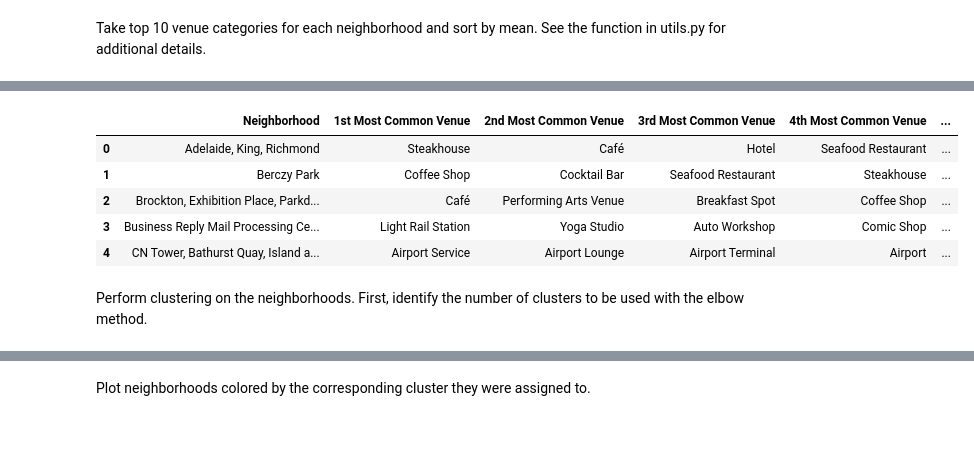
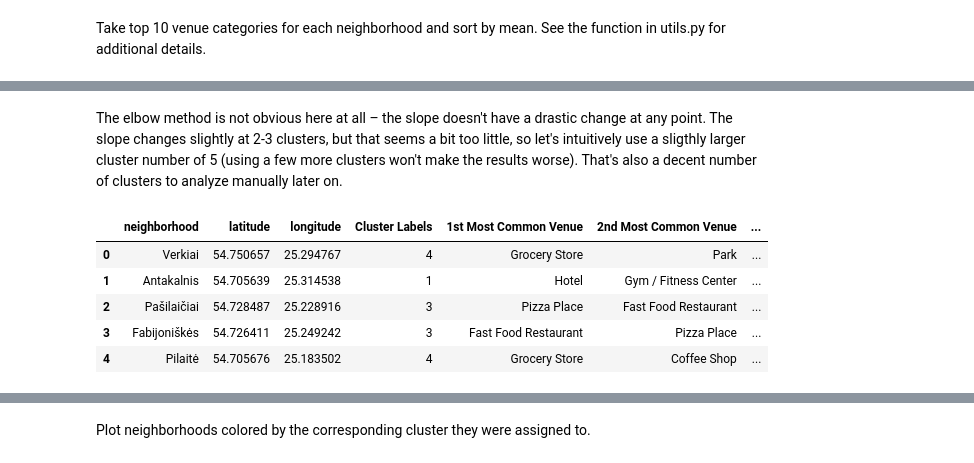
Before and after one commit to mantcep/dspc, a Jupyter notebook: notebooks/dspc-cp.ipynb, the cells around one changed output, grey strips where cells are left out. Cells and saved outputs as stored; diff of their text form; code cells hidden in the pictures; blank space fills up the shorter version.

```diff
--- a/notebooks/dspc-cp.ipynb
+++ b/notebooks/dspc-cp.ipynb
@@ -269,0 +317,2 @@ toronto_venues_sorted = utils.sort_neighborhood_venues(toronto_grouped)
+# %%
+X = vilnius_grouped.sort_values(by='Neighborhood').drop(columns=['Neighborhood'])
@@ -270,11 +336,20 @@ toronto_venues_sorted = utils.sort_neighborhood_venues(toronto_grouped)
+# %% [markdown]
+The elbow method is not obvious here at all – the slope doesn't have a drastic change at any point. The slope changes slightly at 2-3 clusters, but that seems a bit too little, so let's intuitively use a sligthly larger cluster number of 5 (using a few more clusters won't make the results worse). That's also a decent number of clusters to analyze manually later on.
+# %%
+kclusters = 5
+kmeans = KMeans(n_clusters=kclusters, n_init=50, random_state=42)
+kmeans = kmeans.fit(X)
+# %%
+vilnius_venues_sorted.sort_values(by='Neighborhood', inplace=True)
+vilnius_venues_sorted.insert(0, 'Cluster Labels', kmeans.labels_)
+# %%
+vilnius_merged = df_join[['neighborhood', 'latitude', 'longitude']].merge(vilnius_venues_sorted, left_on='neighborhood', right_on='Neighborhood').drop(columns='Neighborhood')
 # %%
-toronto_venues_sorted.head()
+vilnius_merged.head()
 # %% [output]
-|  | Neighborhood | 1st Most Common Venue | 2nd Most Common Venue | 3rd Most Common Venue | 4th Most Common Venue | ... |
-| 0 | Adelaide, King, Richmond | Steakhouse | Café | Hotel | Seafood Restaurant | ... |
-| 1 | Berczy Park | Coffee Shop | Cocktail Bar | Seafood Restaurant | Steakhouse | ... |
-| 2 | Brockton, Exhibition Place, Parkd... | Café | Performing Arts Venue | Breakfast Spot | Coffee Shop | ... |
-| 3 | Business Reply Mail Processing Ce... | Light Rail Station | Yoga Studio | Auto Workshop | Comic Shop | ... |
-| 4 | CN Tower, Bathurst Quay, Island a... | Airport Service | Airport Lounge | Airport Terminal | Airport | ... |
+|  | neighborhood | latitude | longitude | Cluster Labels | 1st Most Common Venue | 2nd Most Common Venue | ... |
+| 0 | Verkiai | 54.750657 | 25.294767 | 4 | Grocery Store | Park | ... |
+| 1 | Antakalnis | 54.705639 | 25.314538 | 1 | Hotel | Gym / Fitness Center | ... |
+| 2 | Pašilaičiai | 54.728487 | 25.228916 | 3 | Pizza Place | Fast Food Restaurant | ... |
+| 3 | Fabijoniškės | 54.726411 | 25.249242 | 3 | Fast Food Restaurant | Pizza Place | ... |
+| 4 | Pilaitė | 54.705676 | 25.183502 | 4 | Grocery Store | Coffee Shop | ... |
-# %% [markdown]
-Perform clustering on the neighborhoods. First, identify the number of clusters to be used with the elbow method.
```
Also changed, not shown: parts of 59 cells of this notebook, 2 other files.
